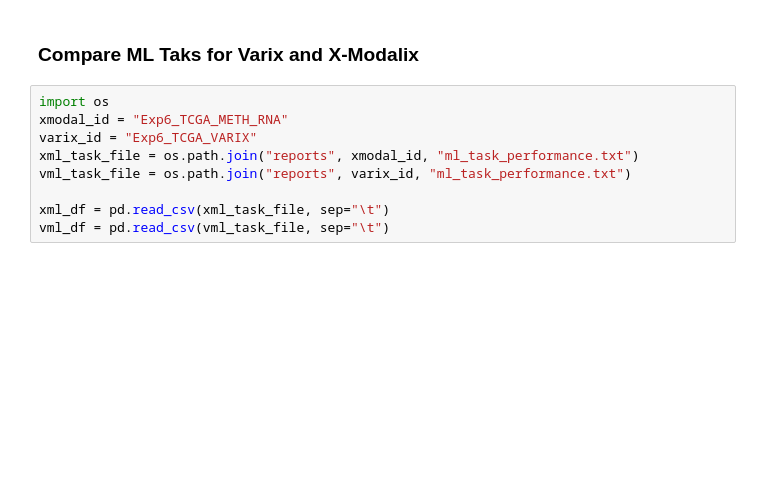
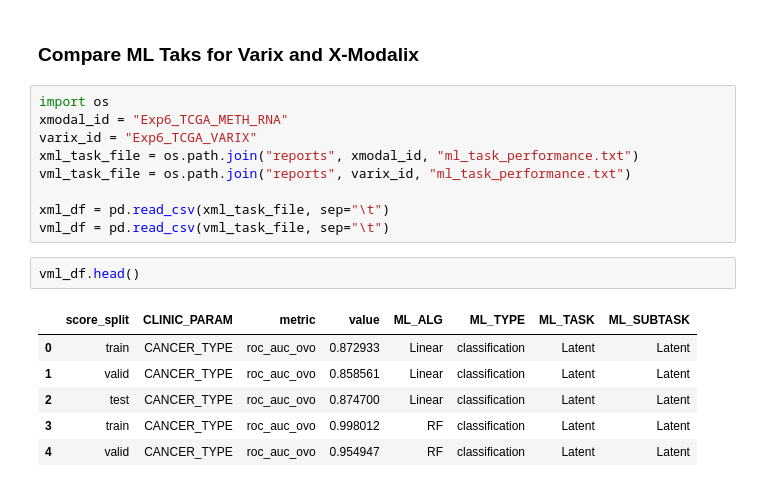
Before and after one commit to jan-forest/autoencodix-reproducibility, a Jupyter notebook: exp6-sandbox.ipynb, the cells around one changed output. Saved outputs shown, nothing was run; the diff lists cells and outputs as text; blank space fills up the shorter version.

```diff
--- a/exp6-sandbox.ipynb
+++ b/exp6-sandbox.ipynb
@@ -37,6 +42,15 @@ vml_task_file = os.path.join("reports", varix_id, "ml_task_performance.txt")
 
 xml_df = pd.read_csv(xml_task_file, sep="\t")
 vml_df = pd.read_csv(vml_task_file, sep="\t")
+# %%
+vml_df.head()
+# %% [output]
+|  | score_split | CLINIC_PARAM | metric | value | ML_ALG | ML_TYPE | ML_TASK | ML_SUBTASK |
+| 0 | train | CANCER_TYPE | roc_auc_ovo | 0.872933 | Linear | classification | Latent | Latent |
+| 1 | valid | CANCER_TYPE | roc_auc_ovo | 0.858561 | Linear | classification | Latent | Latent |
+| 2 | test | CANCER_TYPE | roc_auc_ovo | 0.874700 | Linear | classification | Latent | Latent |
+| 3 | train | CANCER_TYPE | roc_auc_ovo | 0.998012 | RF | classification | Latent | Latent |
+| 4 | valid | CANCER_TYPE | roc_auc_ovo | 0.954947 | RF | classification | Latent | Latent |
 # %%
 xml_df.head()
 # %% [output]
```
Also changed, not shown: parts of 23 cells of this notebook, 5 other files.
